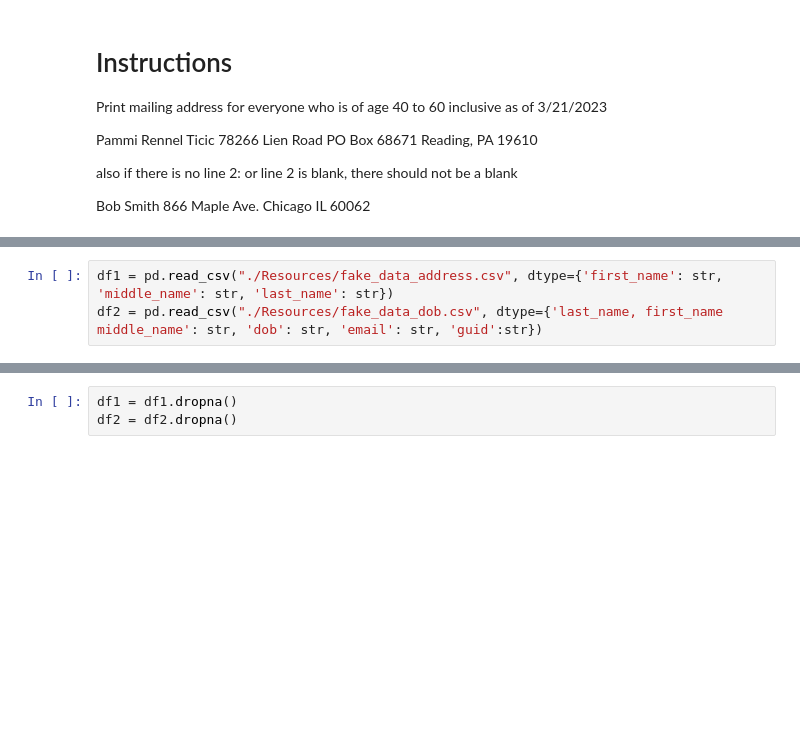
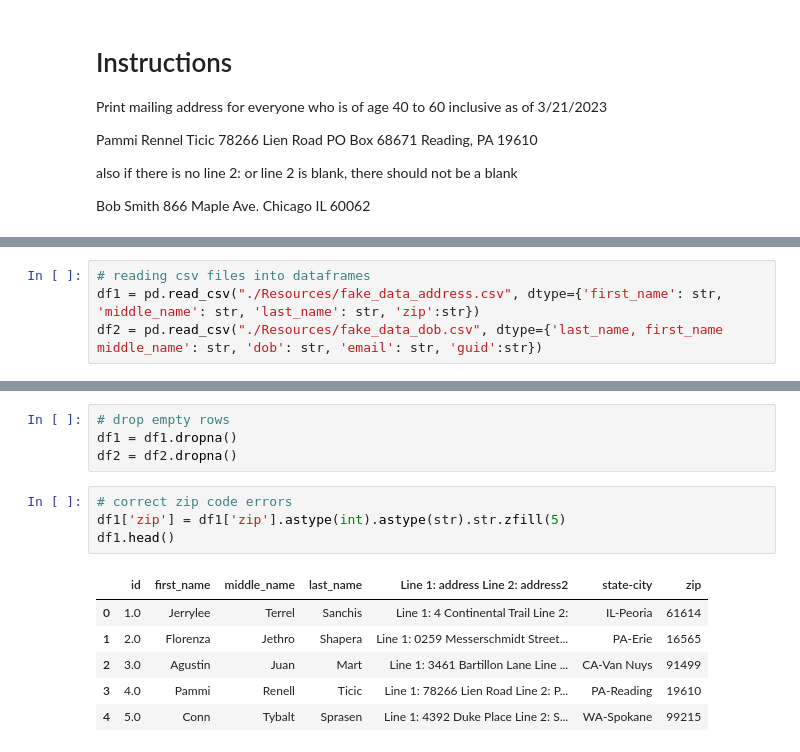
Before and after one commit to Shinhaeyoon/Project-2_ETL, a Jupyter notebook: Mini-project_ETL.ipynb, the cells around one changed output, grey strips where cells are left out. Cells and saved outputs as stored; diff of their text form; blank space fills up the shorter version.

```diff
--- a/Mini-project_ETL.ipynb
+++ b/Mini-project_ETL.ipynb
@@ -21,6 +22,7 @@ import numpy as np
 import os
 pd.options.mode.chained_assignment = None
 # %%
-df1 = pd.read_csv("./Resources/fake_data_address.csv", dtype={'first_name': str, 'middle_name': str, 'last_name': str})
+# reading csv files into dataframes
+df1 = pd.read_csv("./Resources/fake_data_address.csv", dtype={'first_name': str, 'middle_name': str, 'last_name': str, 'zip':str})
 df2 = pd.read_csv("./Resources/fake_data_dob.csv", dtype={'last_name, first_name middle_name': str, 'dob': str, 'email': str, 'guid':str})
 # %%
@@ -41,7 +45,19 @@ df2.head()
 | 2 | Mart, Agustin Juan | 12/19/1941 | jmart2@yahoo.co.jp | 6b4cf83d-a760-4546-9b2a-2bbe146007f3 |
 | 3 | Ticic, Pammi Renell | 8/2/1979 | rticic3@php.net | 31c21b5d-7cdd-4acd-8592-b156b2e519c7 |
 | 4 | Sprasen, Conn Tybalt | 4/14/1966 | tsprasen4@dagondesign.com | ecd3fec5-e4ec-45ff-91b0-bb0db86596a9 |
-# %%
-df1 = df1.dropna()
-df2 = df2.dropna()
+# %%
+# drop empty rows
+df1 = df1.dropna()
+df2 = df2.dropna()
+# %%
+# correct zip code errors
+df1['zip'] = df1['zip'].astype(int).astype(str).str.zfill(5)
+df1.head()
+# %% [output]
+|  | id | first_name | middle_name | last_name | Line 1: address Line 2: address2 | state-city | zip |
+| 0 | 1.0 | Jerrylee | Terrel | Sanchis | Line 1: 4 Continental Trail Line 2: | IL-Peoria | 61614 |
+| 1 | 2.0 | Florenza | Jethro | Shapera | Line 1: 0259 Messerschmidt Street... | PA-Erie | 16565 |
+| 2 | 3.0 | Agustin | Juan | Mart | Line 1: 3461 Bartillon Lane Line ... | CA-Van Nuys | 91499 |
+| 3 | 4.0 | Pammi | Renell | Ticic | Line 1: 78266 Lien Road Line 2: P... | PA-Reading | 19610 |
+| 4 | 5.0 | Conn | Tybalt | Sprasen | Line 1: 4392 Duke Place Line 2: S... | WA-Spokane | 99215 |
 # %%
```
Also changed, not shown: parts of 22 cells of this notebook.
